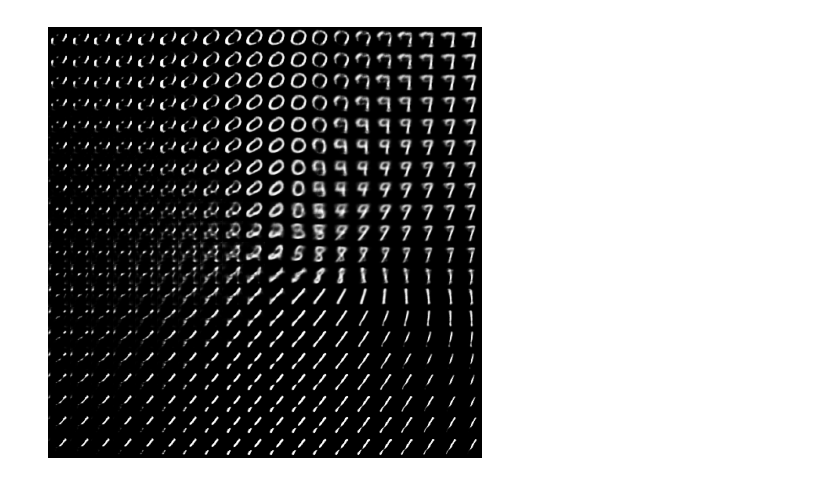
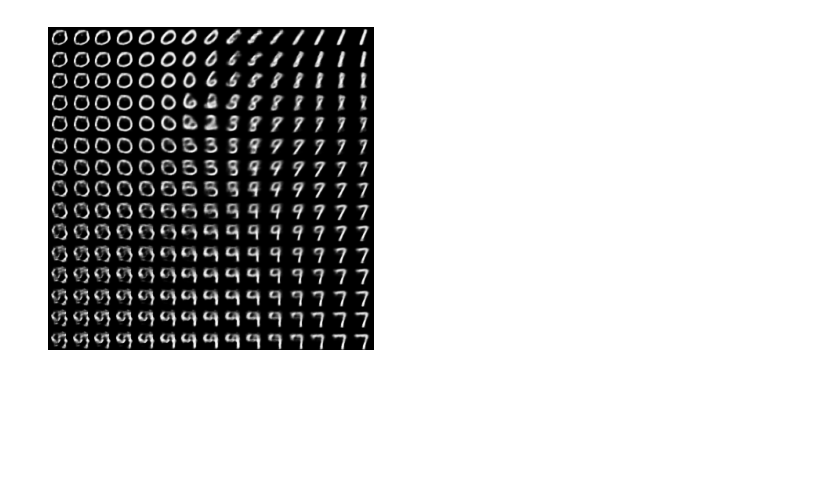
Before and after one commit to yamajunn/BRAD, a Jupyter notebook: VAE.ipynb, the cells around one changed output. Cells and saved outputs as stored; diff of their text form; code cells hidden in the pictures; blank space fills up the shorter version.

```diff
--- a/VAE.ipynb
+++ b/VAE.ipynb
@@ -114,7 +134,7 @@ def generate_latent_space_images(decoder, grid_size=10, min_val=-4.0, max_val=4.
     plt.show()
 # %%
 # 潜在空間の最大値と最小値に基づいて画像を生成
-min_val = -20
-max_val = 20
-generate_latent_space_images(decoder, grid_size=20, min_val=min_val, max_val=max_val)
+min_val = -5
+max_val = 12
+generate_latent_space_images(decoder, grid_size=15, min_val=min_val, max_val=max_val)
 # %% [output]
@@ -122,4 +142,4 @@ generate_latent_space_images(decoder, grid_size=20, min_val=min_val, max_val=max
-[figure, old version]
+[figure, new version]
 # %%
 # 潜在空間の最大値を計算する関数
 def calculate_latent_space_max(decoder, num_samples=10000):
```
Also changed, not shown: parts of 4 cells of this notebook.
